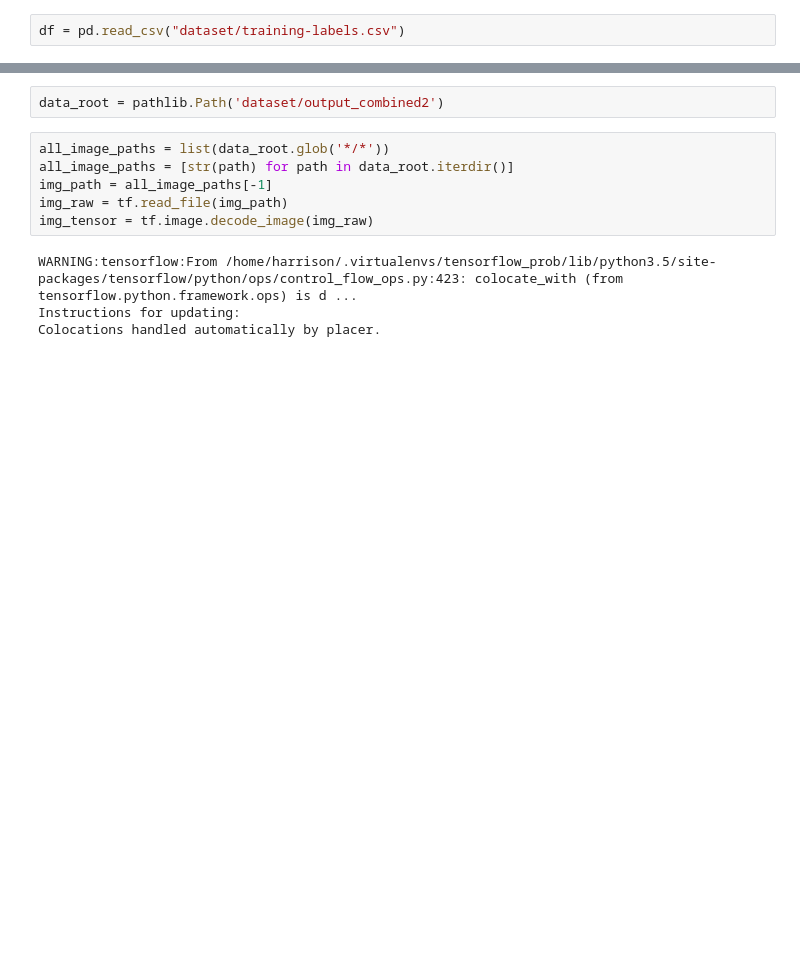
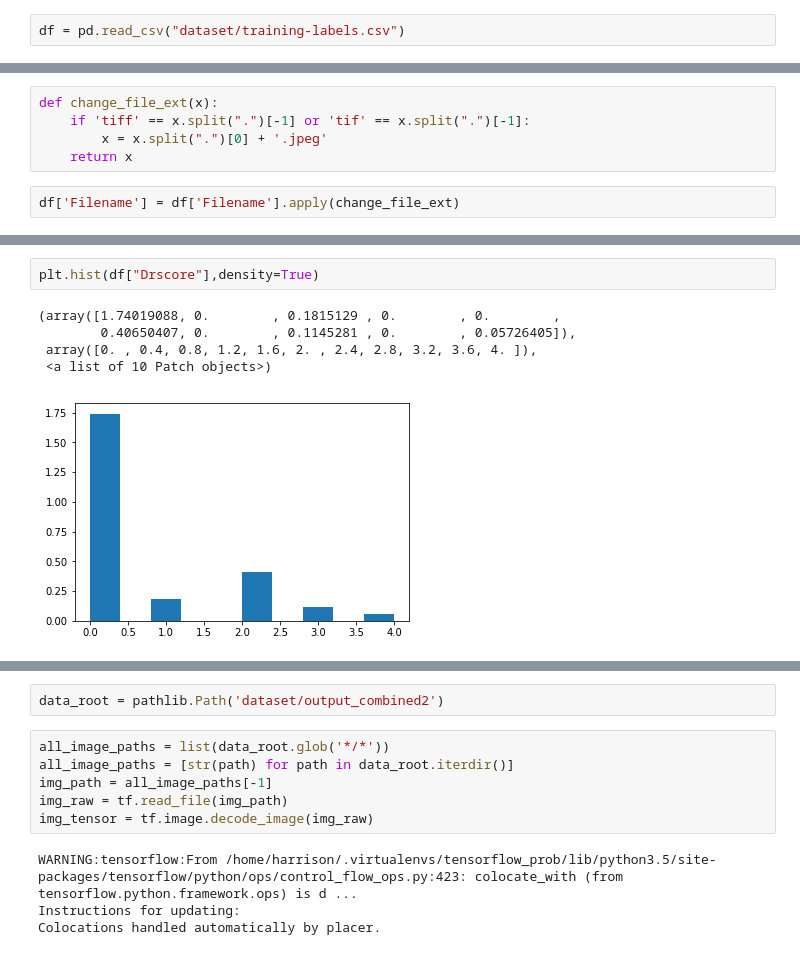
Before and after one commit to harrisonnguyen/diabetes_retinopathy_kaggle, a Jupyter notebook: test.ipynb, the cells around one changed output, grey strips where cells are left out. Cells and saved outputs as stored; diff of their text form; blank space fills up the shorter version.

```diff
--- a/test.ipynb
+++ b/test.ipynb
@@ -17,0 +32,7 @@ df = pd.read_csv("dataset/training-labels.csv")
+# %%
+def change_file_ext(x):
+    if 'tiff' == x.split(".")[-1] or 'tif' == x.split(".")[-1]:
+        x = x.split(".")[0] + '.jpeg'
+    return x
+# %%
+df['Filename'] = df['Filename'].apply(change_file_ext)
@@ -17,0 +80,8 @@ df = pd.read_csv("dataset/training-labels.csv")
+# %%
+plt.hist(df["Drscore"],density=True)
+# %% [output]
+(array([1.74019088, 0.        , 0.1815129 , 0.        , 0.        ,
+        0.40650407, 0.        , 0.1145281 , 0.        , 0.05726405]),
+ array([0. , 0.4, 0.8, 1.2, 1.6, 2. , 2.4, 2.8, 3.2, 3.6, 4. ]),
+ <a list of 10 Patch objects>)
+[figure, added]
```
Also changed, not shown: parts of 8 cells of this notebook, 2 other files.
